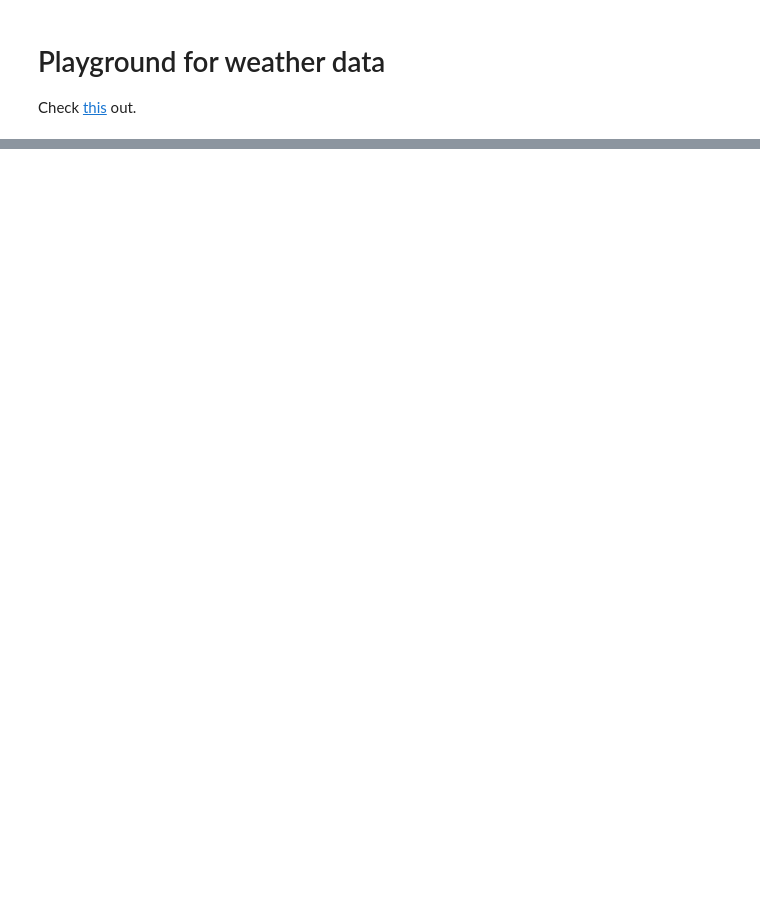
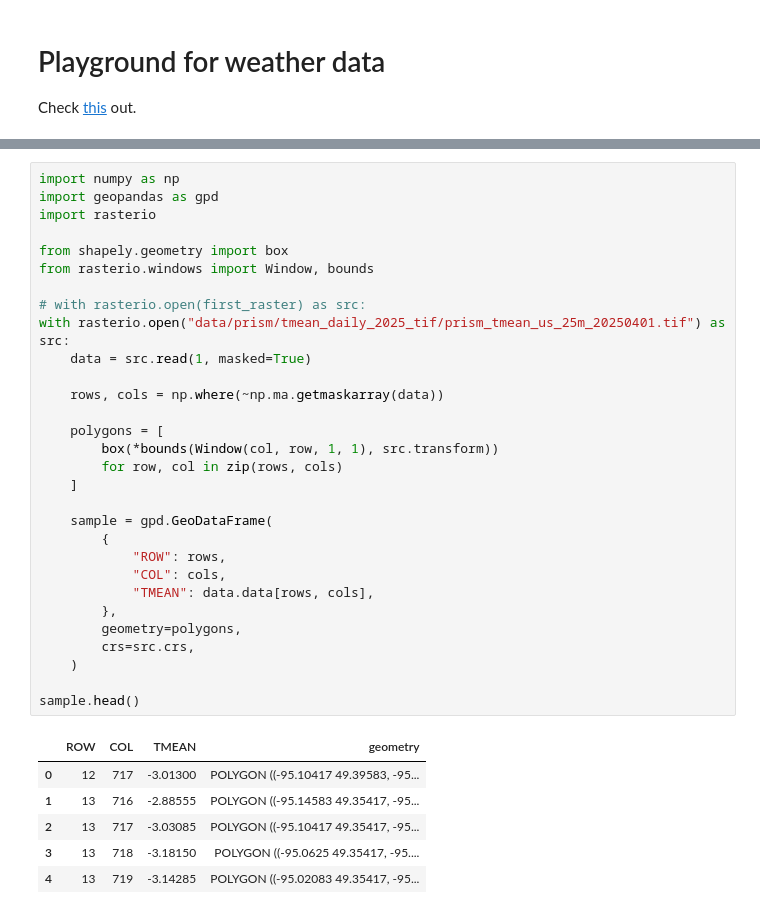
Before and after one commit to marcus-friis/weekly-patterns-plus-exploration, a Jupyter notebook: notebooks/heatbook.ipynb, the cells around one changed output, grey strips where cells are left out. Saved outputs shown, nothing was run; the diff lists cells and outputs as text; blank space fills up the shorter version.

```diff
--- a/notebooks/heatbook.ipynb
+++ b/notebooks/heatbook.ipynb
@@ -88,0 +160,37 @@ print(f"Invalid ZIPs: {len(invalid_files)}")
+# %%
+import numpy as np
+import geopandas as gpd
+import rasterio
+
+from shapely.geometry import box
+from rasterio.windows import Window, bounds
+
+# with rasterio.open(first_raster) as src:
+with rasterio.open("data/prism/tmean_daily_2025_tif/prism_tmean_us_25m_20250401.tif") as src:
+    data = src.read(1, masked=True)
+
+    rows, cols = np.where(~np.ma.getmaskarray(data))
+
+    polygons = [
+        box(*bounds(Window(col, row, 1, 1), src.transform))
+        for row, col in zip(rows, cols)
+    ]
+
+    sample = gpd.GeoDataFrame(
+        {
+            "ROW": rows,
+            "COL": cols,
+            "TMEAN": data.data[rows, cols],
+        },
+        geometry=polygons,
+        crs=src.crs,
+    )
+
+sample.head()
+# %% [output]
+|  | ROW | COL | TMEAN | geometry |
+| 0 | 12 | 717 | -3.01300 | POLYGON ((-95.10417 49.39583, -95... |
+| 1 | 13 | 716 | -2.88555 | POLYGON ((-95.14583 49.35417, -95... |
+| 2 | 13 | 717 | -3.03085 | POLYGON ((-95.10417 49.35417, -95... |
+| 3 | 13 | 718 | -3.18150 | POLYGON ((-95.0625 49.35417, -95.... |
+| 4 | 13 | 719 | -3.14285 | POLYGON ((-95.02083 49.35417, -95... |
```
Also changed, not shown: parts of 5 cells of this notebook, 1 other file.
